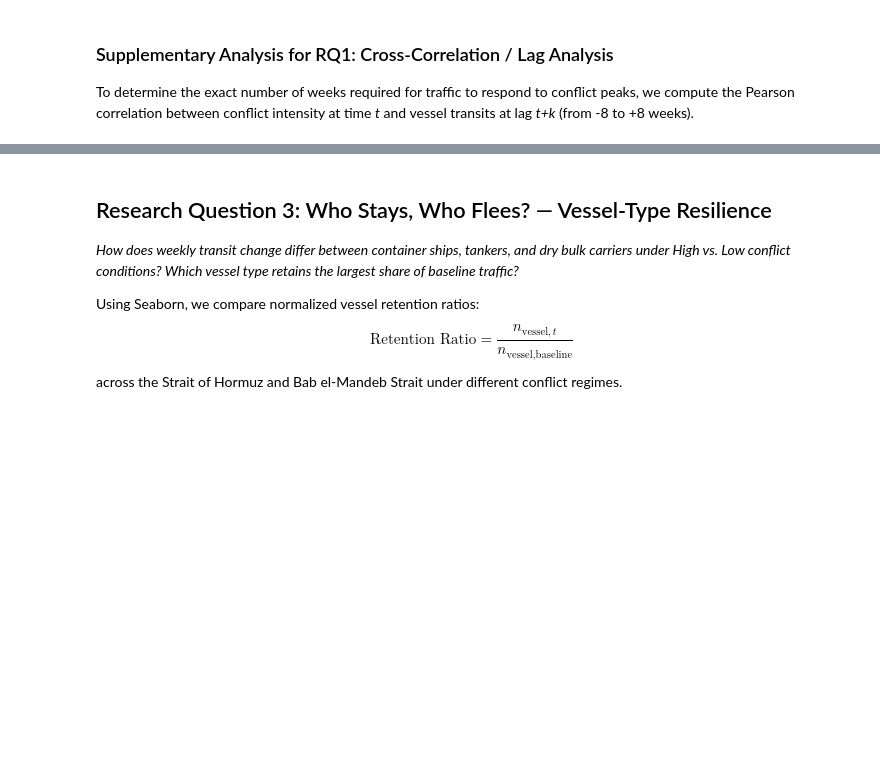
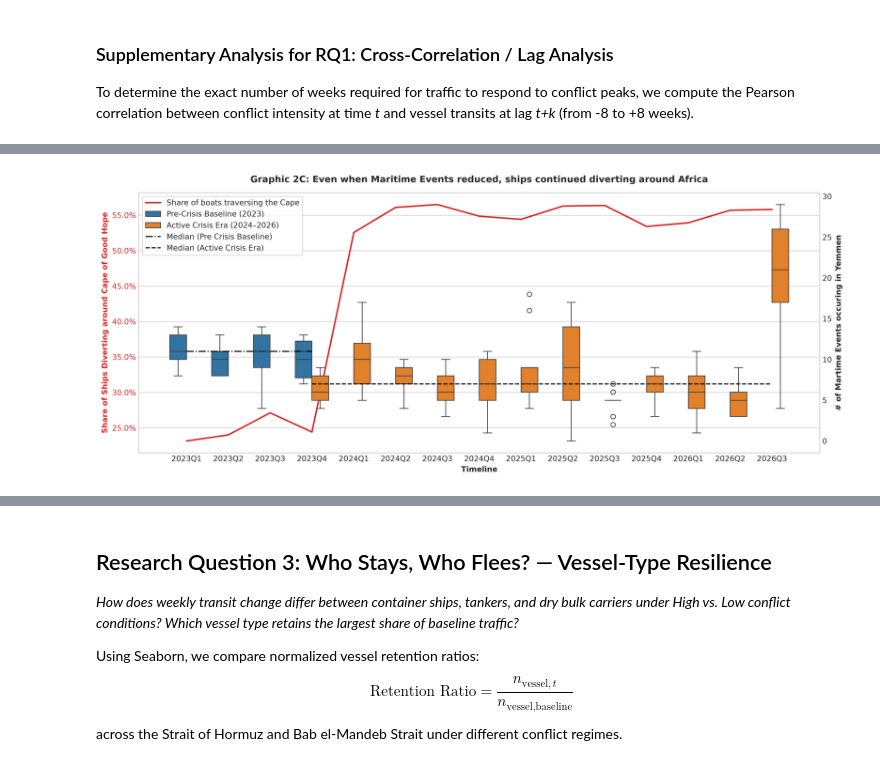
Before and after one commit to bxj6260/CIP_HS2026_107, a Jupyter notebook: 03_data_visualization.ipynb, the cells around one changed output, grey strips where cells are left out. Cells and saved outputs as stored; diff of their text form; code cells hidden in the pictures; blank space fills up the shorter version.

```diff
--- a/03_data_visualization.ipynb
+++ b/03_data_visualization.ipynb
@@ -99,0 +192,49 @@ Q2
+# %%
+fig, ax1 = plt.subplots(figsize=(14, 5.5), dpi=300)
+ds2['Period'] = np.where(ds2['week_start'] < '2023-11-01', 'Pre-Crisis Baseline (2023)', 'Active Crisis Era (2024–2026)')
+ds2["quarter"] = ds2["week_start"].dt.to_period("Q").astype(str)
+
+## aggregate on quarterly basis
+median_cape_share_quarterly = ds2.groupby("quarter")["cape_share"].median()
+median_martime_events = ds2.groupby("quarter")["yemen_maritime_sub_events"].median()
+
+#Red Line Plot
+colour_ax1 = "#d62728"
+ax1.plot(ds2["quarter"].unique(),
+         median_cape_share_quarterly,
+         label = "Share of boats traversing the Cape",
+         linewidth=2,
+            linestyle = "-",
+         color = colour_ax1)
+
+#ax1.set_ylim(0, 0.7)
+ax1.yaxis.set_major_formatter(mtick.PercentFormatter(xmax=1.0))
+ax1.set_ylabel('Share of Ships Diverting around Cape of Good Hope', color=colour_ax1, fontweight='bold')
+ax1.tick_params(axis='y', labelcolor=colour_ax1)
+ax1.set_xlabel("Timeline", fontweight="bold")
+ax1.grid(axis='x')
+
+
+## Plot Boxplot
+ax2 = ax1.twinx()
+sns.boxplot(x = ds2["week_start"].dt.to_period("Q").astype(str), y = ds2["yemen_maritime_sub_events"], hue = ds2["Period"], dodge=True)
+ax2.set_ylabel('# of Martime Events occuring in Yemmen', fontweight='bold')
+ax2.get_legend().remove() # remove the legend as it overlaps with legend produced across entire plot
+ax2.grid(False)
+
+## set horizontal medians for boxplot
+median_yemen_martime_events_period = ds2.groupby("Period")["yemen_maritime_sub_events"].median()
+ax2.hlines(median_yemen_martime_events_period.iloc[1], label = "Median (Pre Crisis Baseline)", xmin=0, xmax = 3, color='#000000', linestyle='-.')
+ax2.hlines(median_yemen_martime_events_period.iloc[0], label = "Median (Active Crisis Era)", xmin=3, xmax=14, color='#000000', linestyle='--')
+
+plt.tight_layout()
+plt.title('Graphic 2C: Even when Maritime Events reduced, ships continued diverting around Africa', pad=14)
+
+#legend
+handels1, labels1 = ax1.get_legend_handles_labels()
+handels2, labels2 = ax2.get_legend_handles_labels()
+plt.legend(handels1 + handels2, labels1 + labels2, loc='upper left', frameon=True)
+
+plt.show()
+# %% [output]
+[figure, added]
```
Also changed, not shown: parts of 12 cells of this notebook, 1 other file.
